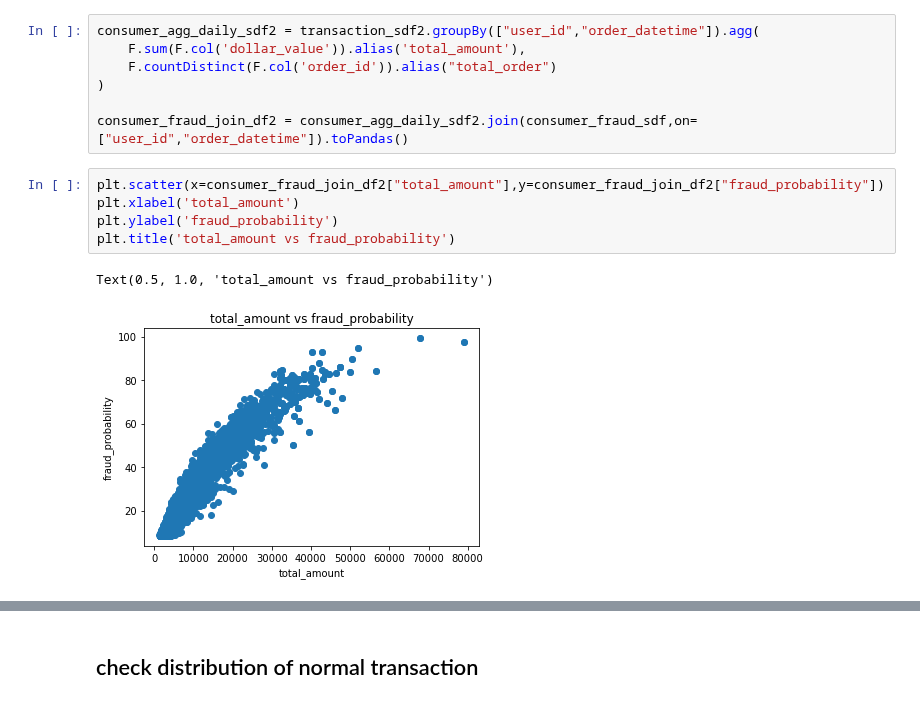
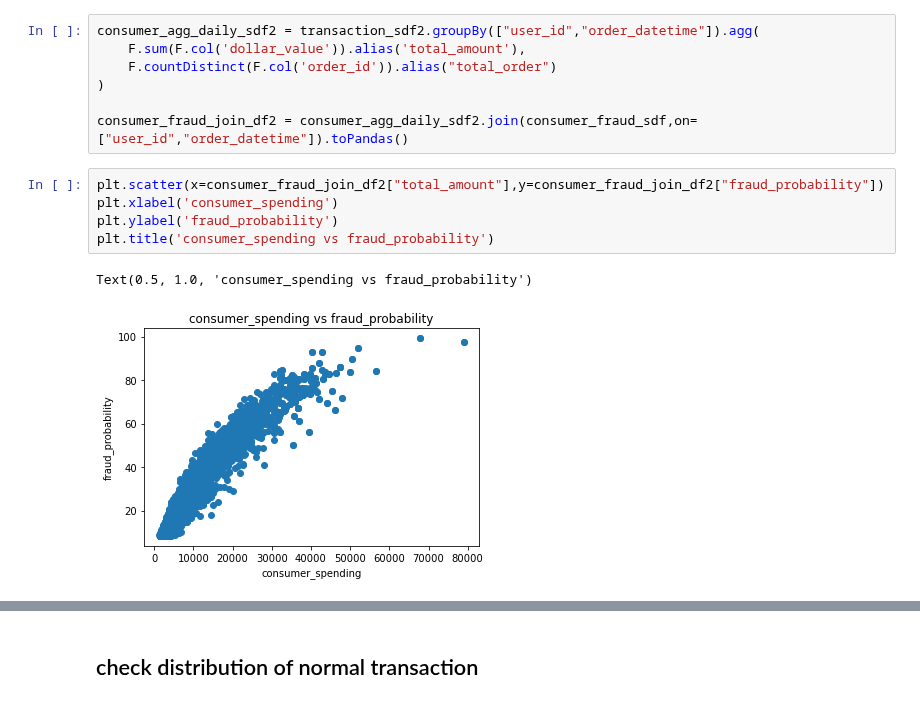
Before and after one commit to MAST30034-Applied-Data-Science/generic-buy-now-pay-later-project-group-19, a Jupyter notebook: notebooks/fraud.ipynb, the cells around one changed output, grey strips where cells are left out. Saved outputs shown, nothing was run; the diff lists cells and outputs as text.

```diff
--- a/notebooks/fraud.ipynb
+++ b/notebooks/fraud.ipynb
@@ -77,12 +77,12 @@ consumer_agg_daily_sdf2 = transaction_sdf2.groupBy(["user_id","order_datetime"])
 consumer_fraud_join_df2 = consumer_agg_daily_sdf2.join(consumer_fraud_sdf,on=["user_id","order_datetime"]).toPandas()
 # %%
 plt.scatter(x=consumer_fraud_join_df2["total_amount"],y=consumer_fraud_join_df2["fraud_probability"])
-plt.xlabel('total_amount')
+plt.xlabel('consumer_spending')
 plt.ylabel('fraud_probability')
-plt.title('total_amount vs fraud_probability')
+plt.title('consumer_spending vs fraud_probability')
 # %% [output]
-Text(0.5, 1.0, 'total_amount vs fraud_probability')
+Text(0.5, 1.0, 'consumer_spending vs fraud_probability')
-[figure, old version]
+[figure, new version]
 # %%
 plt.scatter(x=consumer_fraud_join_df2["total_order"],y=consumer_fraud_join_df2["fraud_probability"])
 plt.xlabel('total_order')
```
Also changed, not shown: parts of 7 cells of this notebook.
